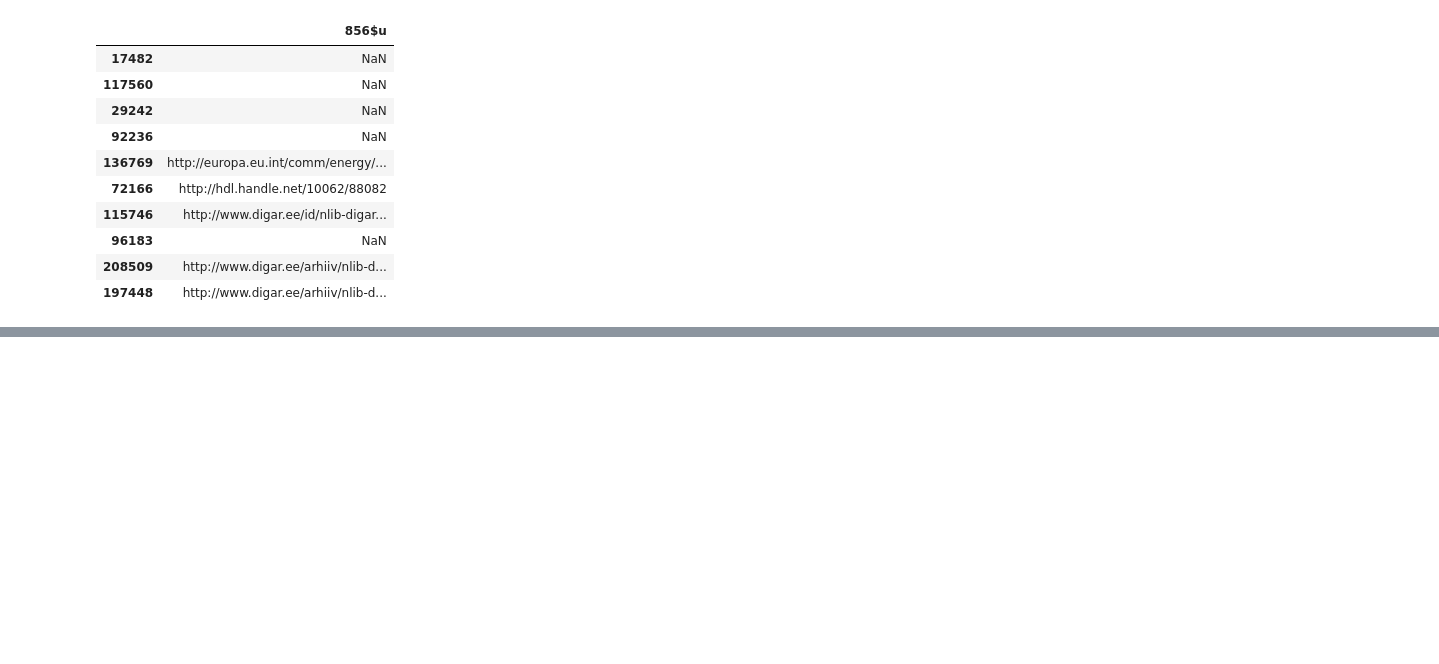
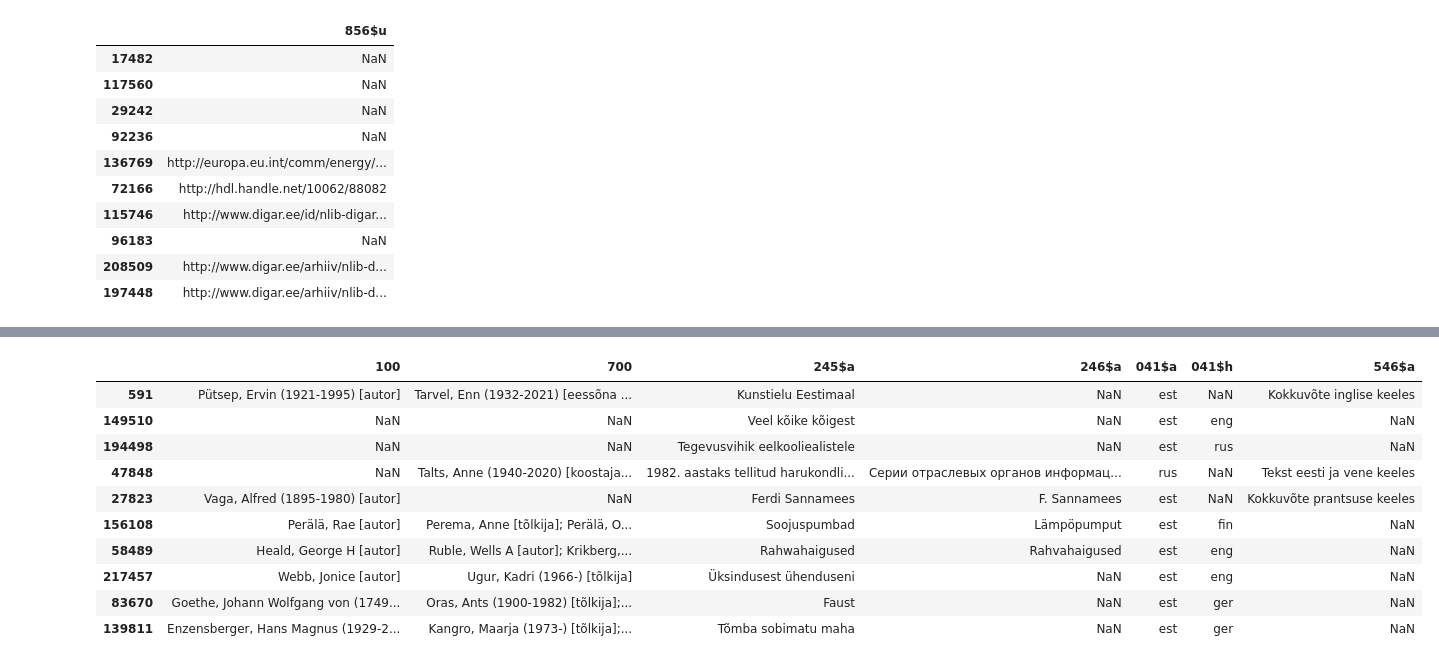
Before and after one commit to RaRa-digiLab/enb-curator, a Jupyter notebook: notebooks/filter-and-clean.ipynb, the cells around one changed output, grey strips where cells are left out. Drawn from its saved outputs; the diff is of its cells as text; code cells hidden in the pictures; blank space fills up the shorter version.

```diff
--- a/notebooks/filter-and-clean.ipynb
+++ b/notebooks/filter-and-clean.ipynb
@@ -822,0 +842,16 @@ df.sample(10)
+# %%
+df = df_main[["100", "700", "245$a", "246$a", "041$a", "041$h", "546$a"]].copy()
+# %%
+df.loc[df["041$a"].notna()].sample(10)
+# %% [output]
+|  | 100 | 700 | 245$a | 246$a | 041$a | 041$h | 546$a |
+| 591 | Pütsep, Ervin (1921-1995) [autor] | Tarvel, Enn (1932-2021) [eessõna ... | Kunstielu Eestimaal | NaN | est | NaN | Kokkuvõte inglise keeles |
+| 149510 | NaN | NaN | Veel kõike kõigest | NaN | est | eng | NaN |
+| 194498 | NaN | NaN | Tegevusvihik eelkooliealistele | NaN | est | rus | NaN |
+| 47848 | NaN | Talts, Anne (1940-2020) [koostaja... | 1982. aastaks tellitud harukondli... | Серии отраслевых органов информац... | rus | NaN | Tekst eesti ja vene keeles |
+| 27823 | Vaga, Alfred (1895-1980) [autor] | NaN | Ferdi Sannamees | F. Sannamees | est | NaN | Kokkuvõte prantsuse keeles |
+| 156108 | Perälä, Rae [autor] | Perema, Anne [tõlkija]; Perälä, O... | Soojuspumbad | Lämpöpumput | est | fin | NaN |
+| 58489 | Heald, George H [autor] | Ruble, Wells A [autor]; Krikberg,... | Rahwahaigused | Rahvahaigused | est | eng | NaN |
+| 217457 | Webb, Jonice [autor] | Ugur, Kadri (1966-) [tõlkija] | Üksindusest ühenduseni | NaN | est | eng | NaN |
+| 83670 | Goethe, Johann Wolfgang von (1749... | Oras, Ants (1900-1982) [tõlkija];... | Faust | NaN | est | ger | NaN |
+| 139811 | Enzensberger, Hans Magnus (1929-2... | Kangro, Maarja (1973-) [tõlkija];... | Tõmba sobimatu maha | NaN | est | ger | NaN |
```
Also changed, not shown: parts of 15 cells of this notebook.
